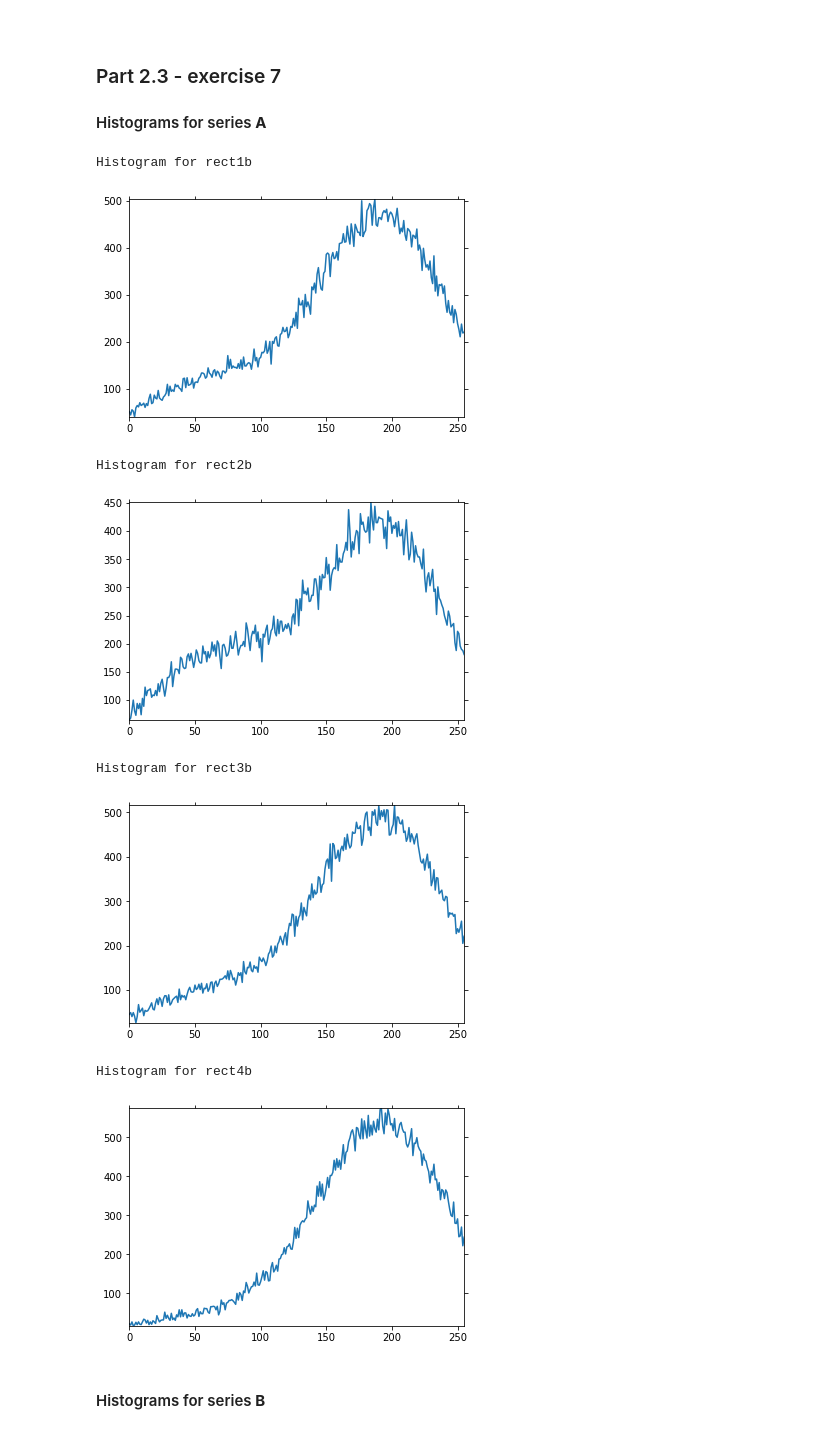
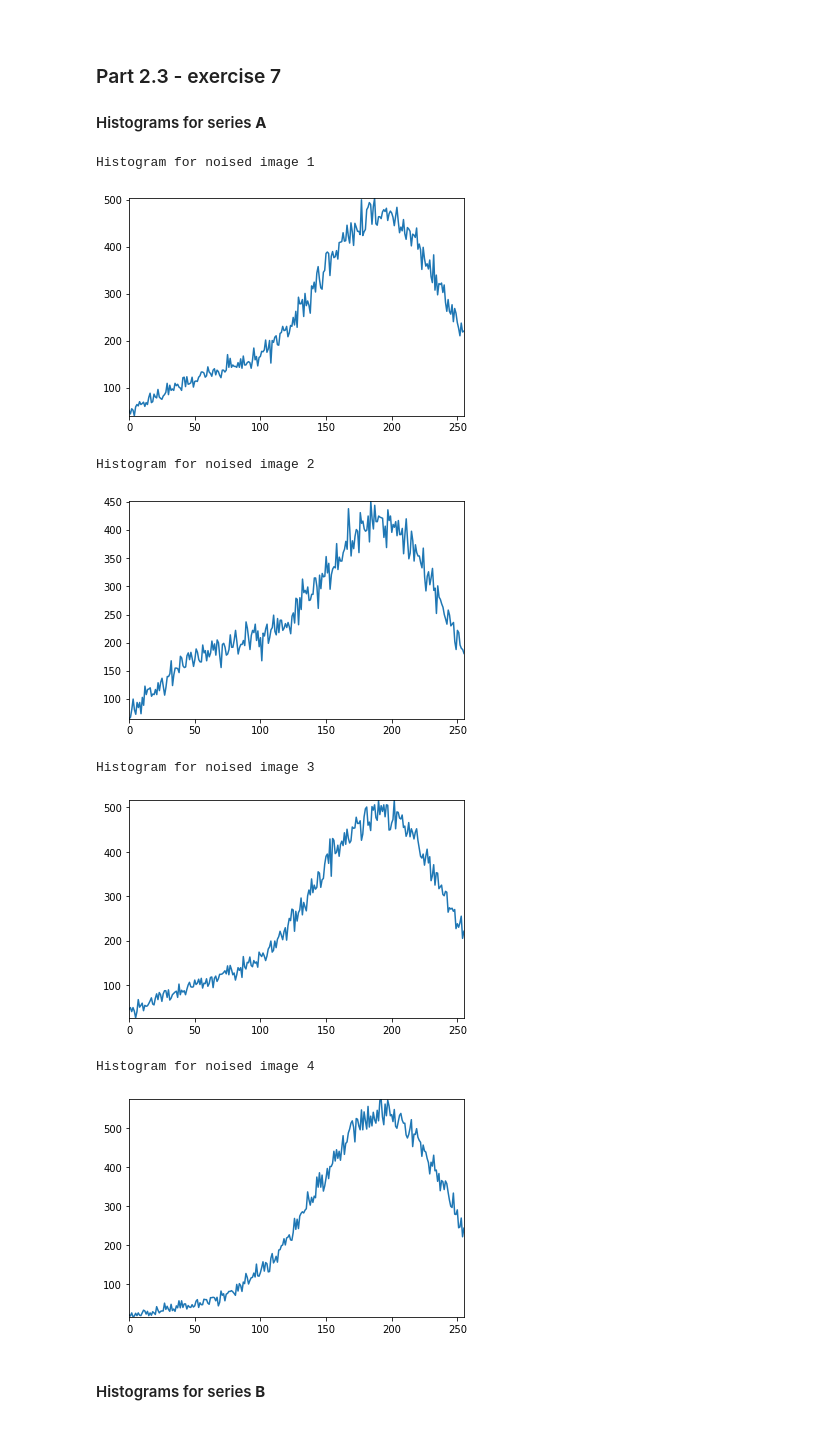
Before and after one commit to eleonoraieronimaki/image_analysis_assignment_2, a Jupyter notebook: assignment2.ipynb, the cells around one changed output. Cells and saved outputs as stored; diff of their text form; code cells hidden in the pictures.

```diff
--- a/assignment2.ipynb
+++ b/assignment2.ipynb
@@ -141,26 +187,24 @@ Text(0, 0.5, 'Coeficient of variation')
 <br/>
 <h3>Part 2.3 - exercise 7</h3>
 <h4>Histograms for series <b>A</b> </h4>
-# %%
-rect_a = ['rect1b', 'rect2b', 'rect3b', 'rect4b'] # used for names
-rect_a_data = []  # keeps the dip image objects
-for rect in rect_a:
-    rect1_a = dip.ImageReadTIFF(f"data/{rect}.tif")
-    rect_a_data.append(rect1_a)
-
-    # create and plot histograms
-    hist1_a = dip.Histogram(rect1_a)
-    print(f"Histogram for {rect}")
-    hist1_a.Show()
-# %% [output]
-Histogram for rect1b
-[figure, removed]
-Histogram for rect2b
-[figure, removed]
-Histogram for rect3b
-[figure, removed]
-Histogram for rect4b
-[figure, removed]
+# %%
+i=1
+for rect in rect_a_data:
+
+    # create and plot histograms
+    print(f"Histogram for noised image {i}")
+    i += 1
+    hist = dip.Histogram(rect)
+    hist.Show()
+# %% [output]
+Histogram for noised image 1
+[figure, added]
+Histogram for noised image 2
+[figure, added]
+Histogram for noised image 3
+[figure, added]
+Histogram for noised image 4
+[figure, added]
 # %% [markdown]
 <h4>Histograms for series <b>B</b> </h4>
 # %%
```
Also changed, not shown: parts of 22 cells of this notebook.
